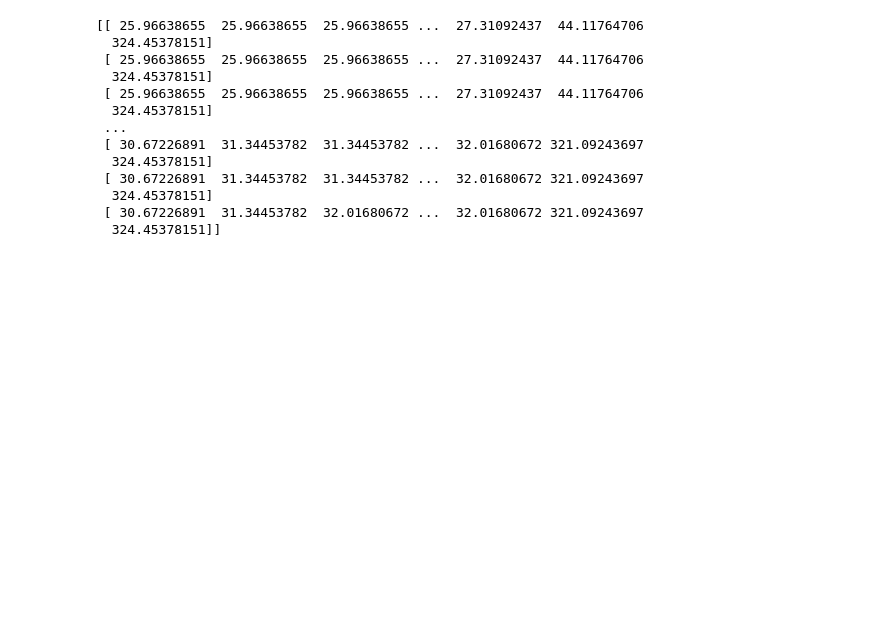
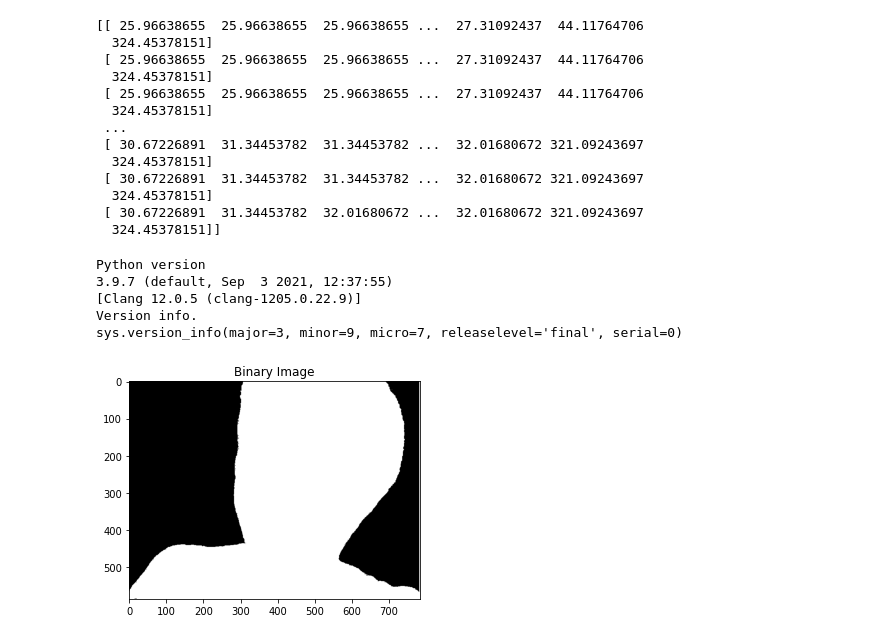
Before and after one commit to Junebuggi/SYSC-4907, a Jupyter notebook: Juptyer Test Notebooks/test_temperature_scale.ipynb, the cells around one changed output. Saved outputs shown, nothing was run; the diff lists cells and outputs as text; code cells hidden in the pictures; blank space fills up the shorter version.

```diff
--- a/Juptyer Test Notebooks/test_temperature_scale.ipynb
+++ b/Juptyer Test Notebooks/test_temperature_scale.ipynb
@@ -72,3 +76,26 @@ print(temp)
   324.45378151]
  [ 30.67226891  31.34453782  32.01680672 ...  32.01680672 321.09243697
   324.45378151]]
+# %%
+print("Python version")
+print (sys.version)
+print("Version info.")
+print (sys.version_info)
+# %% [output]
+Python version
+3.9.7 (default, Sep  3 2021, 12:37:55)
+[Clang 12.0.5 (clang-1205.0.22.9)]
+Version info.
+sys.version_info(major=3, minor=9, micro=7, releaselevel='final', serial=0)
+# %%
+ img = cv2.imread("sampleThermal.jpg")
+# %%
+#Apply binary thresholding
+img_gray = cv2.cvtColor(img, cv2.COLOR_BGR2GRAY)
+ret, thresh = cv2.threshold(img_gray, 55, 255, cv2.THRESH_BINARY)
+#Visualize the binary image
+plt.imshow(cv2.cvtColor(thresh, cv2.COLOR_BGR2RGB))
+plt.title('Binary Image')
+plt.show()
+# %% [output]
+[figure, added]
```
Also changed, not shown: parts of 5 cells of this notebook.
